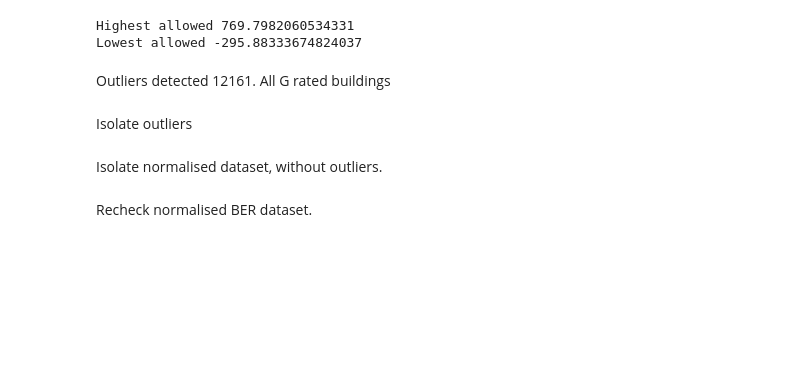
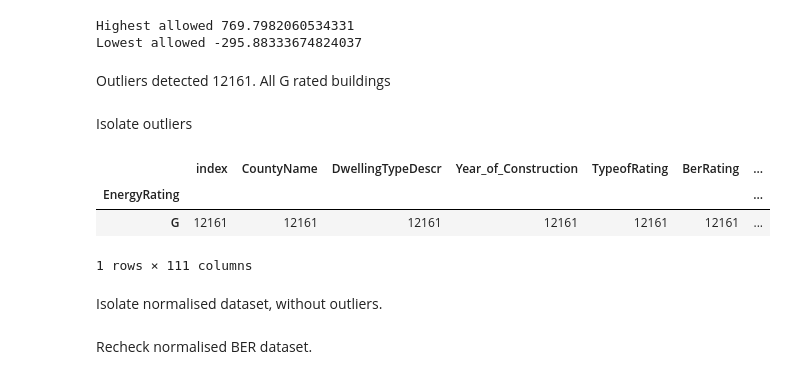
Before and after one commit to codefromjames/eire.energy, a Jupyter notebook: Building Energy Rating Prediction.ipynb, the cells around one changed output. Drawn from its saved outputs; the diff is of its cells as text; code cells hidden in the pictures; blank space fills up the shorter version.

```diff
--- a/Building Energy Rating Prediction.ipynb
+++ b/Building Energy Rating Prediction.ipynb
@@ -319,6 +337,13 @@ Isolate outliers
 # %%
 berOutliers = ber[ (ber['BerRating'] > (ber['BerRating'].mean() + 3*ber['BerRating'].std() )) |
     (ber['BerRating'] < (ber['BerRating'].mean() - 3*ber['BerRating'].std() )) ]
+# %%
+berOutliers.groupby(['EnergyRating']).count()
+# %% [output]
+|  | index | CountyName | DwellingTypeDescr | Year_of_Construction | TypeofRating | BerRating | ... |
+| EnergyRating |  |  |  |  |  |  | ... |
+| G | 12161 | 12161 | 12161 | 12161 | 12161 | 12161 | ... |
+1 rows × 111 columns
 # %% [markdown]
 Isolate normalised dataset, without outliers.
 # %%
```
Also changed, not shown: parts of 2 cells of this notebook.
